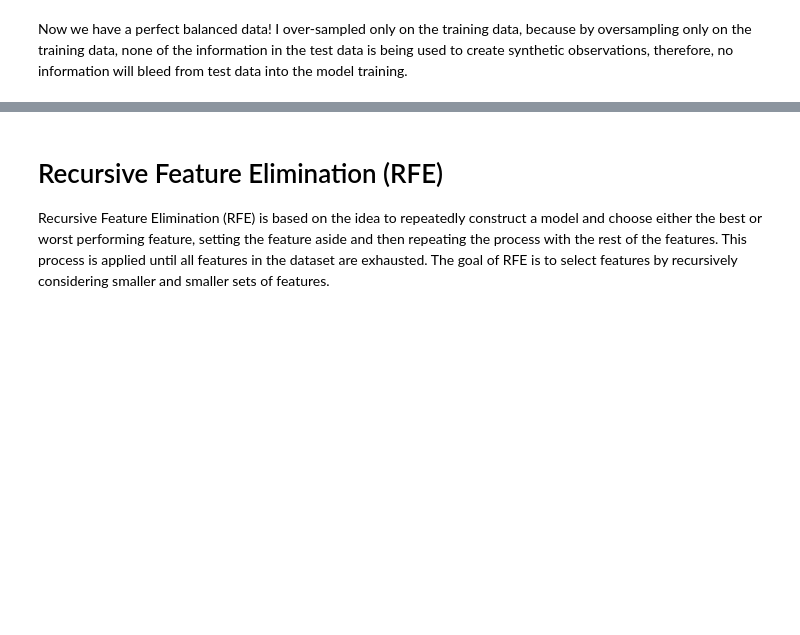
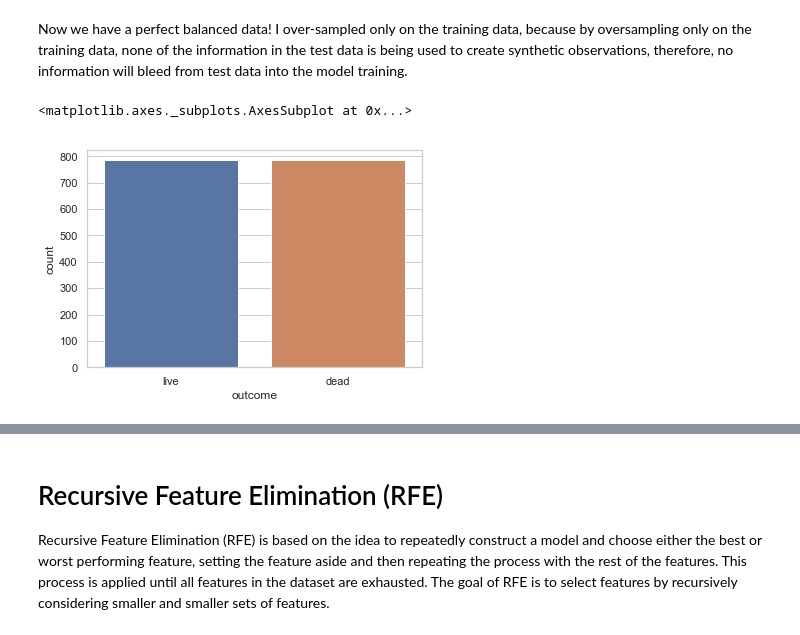
Before and after one commit to yaminijoshi89/Regression_Project, a Jupyter notebook: MIFem.ipynb, the cells around one changed output, grey strips where cells are left out. Drawn from its saved outputs; the diff is of its cells as text; code cells hidden in the pictures; blank space fills up the shorter version.

```diff
--- a/MIFem.ipynb
+++ b/MIFem.ipynb
@@ -264,3 +265,8 @@ length of people who died due to disease are  785
 length of people who are alive with disease are  785
 # %% [markdown]
 Now we have a perfect balanced data! I over-sampled only on the training data, because by oversampling only on the training data, none of the information in the test data is being used to create synthetic observations, therefore, no information will bleed from test data into the model training.
+# %%
+sns.countplot(os_data_Y.outcome)
+# %% [output]
+<matplotlib.axes._subplots.AxesSubplot at 0x...>
+[figure, added]
```
Also changed, not shown: parts of 27 cells of this notebook.
